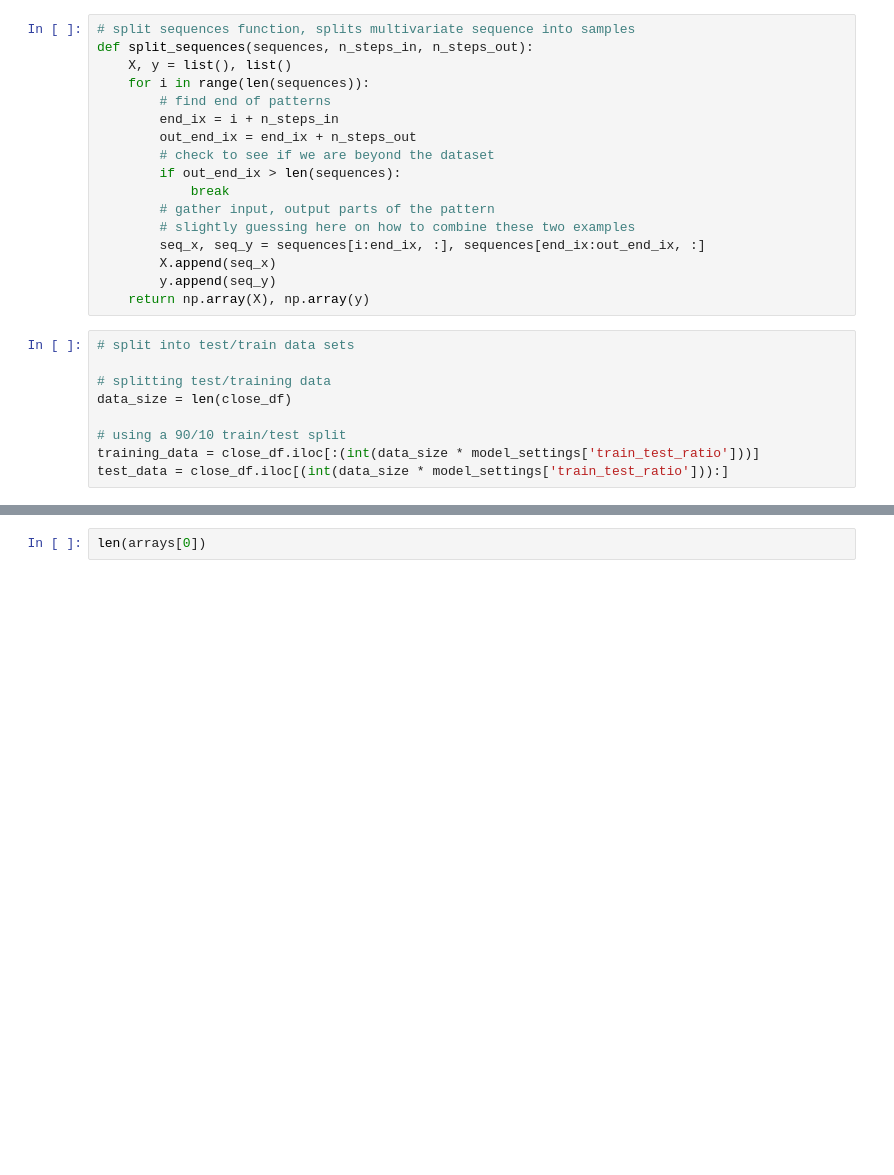
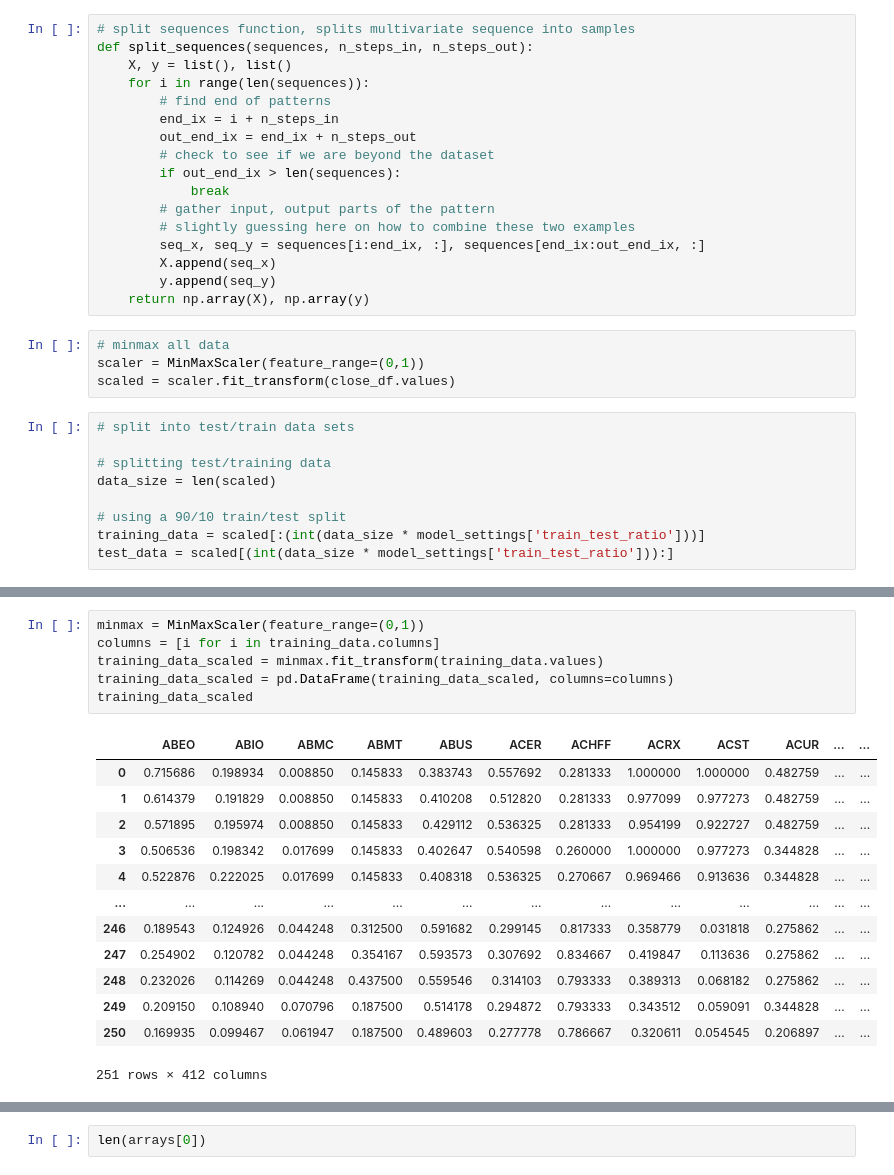
Before and after one commit to jmacdonald2010/stock-prediction, a Jupyter notebook: mlTests04.ipynb, the cells around one changed output, grey strips where cells are left out. Drawn from its saved outputs; the diff is of its cells as text; blank space fills up the shorter version.

```diff
--- a/mlTests04.ipynb
+++ b/mlTests04.ipynb
@@ -85,15 +86,19 @@ def split_sequences(sequences, n_steps_in, n_steps_out):
         X.append(seq_x)
         y.append(seq_y)
     return np.array(X), np.array(y)
+# %%
+# minmax all data
+scaler = MinMaxScaler(feature_range=(0,1))
+scaled = scaler.fit_transform(close_df.values)
 # %%
 # split into test/train data sets
 
 # splitting test/training data
-data_size = len(close_df)
+data_size = len(scaled)
 
 # using a 90/10 train/test split
-training_data = close_df.iloc[:(int(data_size * model_settings['train_test_ratio']))]
-test_data = close_df.iloc[(int(data_size * model_settings['train_test_ratio'])):]
+training_data = scaled[:(int(data_size * model_settings['train_test_ratio']))]
+test_data = scaled[(int(data_size * model_settings['train_test_ratio'])):]
 # %%
 # testing data sets to see if they're correct
 training_data
@@ -102,3 +135,23 @@ test_data
+# %%
+minmax = MinMaxScaler(feature_range=(0,1))
+columns = [i for i in training_data.columns]
+training_data_scaled = minmax.fit_transform(training_data.values)
+training_data_scaled = pd.DataFrame(training_data_scaled, columns=columns)
+training_data_scaled
+# %% [output]
+|  | ABEO | ABIO | ABMC | ABMT | ABUS | ACER | ACHFF | ACRX | ACST | ACUR | ... | ... |
+| 0 | 0.715686 | 0.198934 | 0.008850 | 0.145833 | 0.383743 | 0.557692 | 0.281333 | 1.000000 | 1.000000 | 0.482759 | ... | ... |
+| 1 | 0.614379 | 0.191829 | 0.008850 | 0.145833 | 0.410208 | 0.512820 | 0.281333 | 0.977099 | 0.977273 | 0.482759 | ... | ... |
+| 2 | 0.571895 | 0.195974 | 0.008850 | 0.145833 | 0.429112 | 0.536325 | 0.281333 | 0.954199 | 0.922727 | 0.482759 | ... | ... |
+| 3 | 0.506536 | 0.198342 | 0.017699 | 0.145833 | 0.402647 | 0.540598 | 0.260000 | 1.000000 | 0.977273 | 0.344828 | ... | ... |
+| 4 | 0.522876 | 0.222025 | 0.017699 | 0.145833 | 0.408318 | 0.536325 | 0.270667 | 0.969466 | 0.913636 | 0.344828 | ... | ... |
+| ... | ... | ... | ... | ... | ... | ... | ... | ... | ... | ... | ... | ... |
+| 246 | 0.189543 | 0.124926 | 0.044248 | 0.312500 | 0.591682 | 0.299145 | 0.817333 | 0.358779 | 0.031818 | 0.275862 | ... | ... |
+| 247 | 0.254902 | 0.120782 | 0.044248 | 0.354167 | 0.593573 | 0.307692 | 0.834667 | 0.419847 | 0.113636 | 0.275862 | ... | ... |
+| 248 | 0.232026 | 0.114269 | 0.044248 | 0.437500 | 0.559546 | 0.314103 | 0.793333 | 0.389313 | 0.068182 | 0.275862 | ... | ... |
+| 249 | 0.209150 | 0.108940 | 0.070796 | 0.187500 | 0.514178 | 0.294872 | 0.793333 | 0.343512 | 0.059091 | 0.344828 | ... | ... |
+| 250 | 0.169935 | 0.099467 | 0.061947 | 0.187500 | 0.489603 | 0.277778 | 0.786667 | 0.320611 | 0.054545 | 0.206897 | ... | ... |
+251 rows × 412 columns
 # %%
 #df['sum'] = df.sum(axis=1)
 
```
Also changed, not shown: parts of 28 cells of this notebook, 1 other file.
